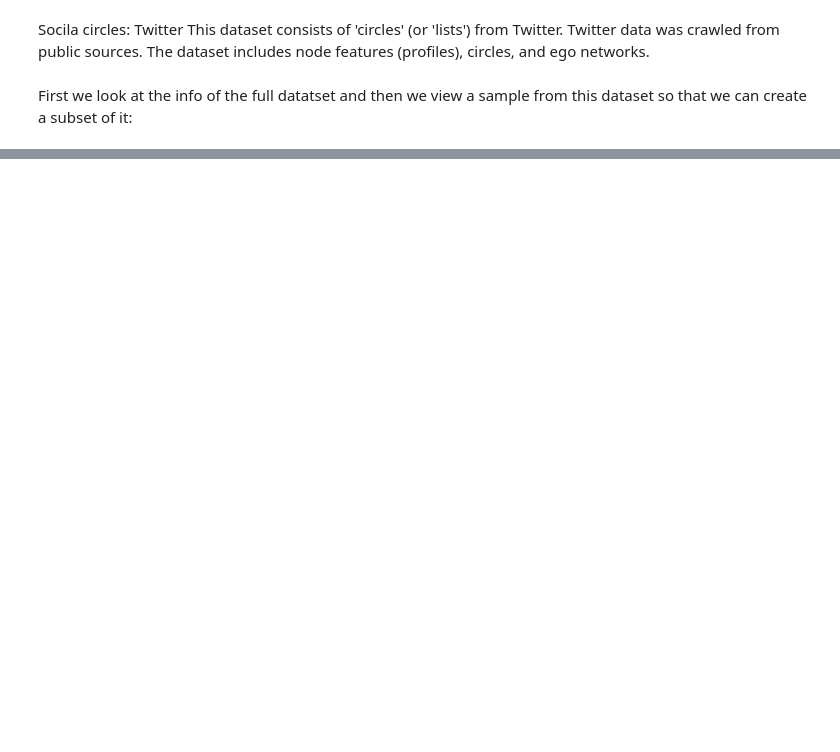
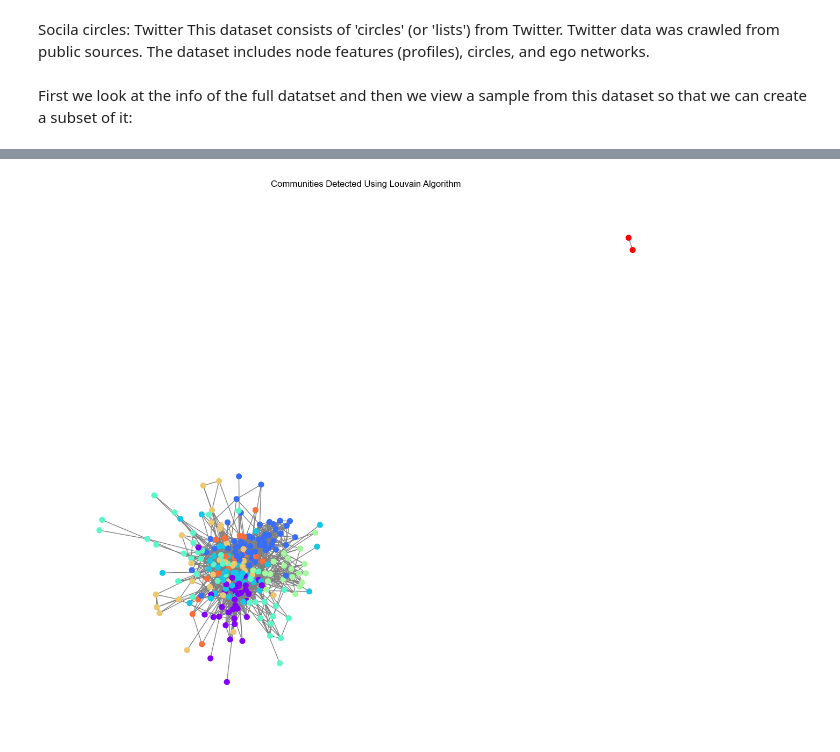
Before and after one commit to TiagoBarrosGarcia/ADC_Project_Group11, a Jupyter notebook: ego-Twitter_Grupo11.ipynb, the cells around one changed output, grey strips where cells are left out. Saved outputs shown, nothing was run; the diff lists cells and outputs as text; code cells hidden in the pictures; blank space fills up the shorter version.

```diff
--- a/ego-Twitter_Grupo11.ipynb
+++ b/ego-Twitter_Grupo11.ipynb
@@ -151,0 +208,98 @@ if __name__ == "__main__":
+# %%
+import networkx as nx
+from networkx.algorithms.community import louvain_communities
+import matplotlib.pyplot as plt
+import pandas as pd
+import matplotlib
+
+# Set a font that supports a wider range of Unicode characters
+matplotlib.rcParams.update({'font.family': 'sans-serif', 'font.sans-serif': ['Arial']})
+
+# Load feature names into a list
+featnames = []
+with open('twitter/12831.featnames', encoding='utf-8') as f:
+    featnames = [line.strip() for line in f]
+
+# Step 2: Run the Louvain Community Detection Algorithm
+# Parameters: weight='weight', resolution=1, threshold=1e-07, max_level=None
+communities = louvain_communities(subset_G, resolution=1, threshold=1e-07, seed=42)
+
+# Number of communities
+print(f"Total number of communities: {len(communities)}")
+
+# Size of each community
+community_sizes = [len(community) for community in communities]
+print("Sizes of communities:", community_sizes)
+
+# Assign default features to nodes missing them
+default_features = [0] * len(featnames)  # Adjust length based on your actual feature dimension
+for node in subset_G.nodes:
+    if 'features' not in subset_G.nodes[node]:
+        subset_G.nodes[node]['features'] = default_features
+
+# Map feature indices to feature names
+def get_feature_names(features):
+    return [featnames[i] for i, val in enumerate(features) if val == 1]
+
+# Step 3: Visualize the Communities
+def visualize_communities(graph, communities):
+    # Assign colors to nodes based on their community
+    community_map = {node: idx for idx, community in enumerate(communities) for node in community}
+    node_colors = [community_map[node] for node in graph.nodes()]
+
+    # Generate layout for better visualization
+    pos = nx.spring_layout(graph)
+
+    # Draw the graph
+    plt.figure(figsize=(12, 10))
+    nx.draw(
+        graph, pos,
+        node_color=node_colors,
+        with_labels=False,
+        cmap=plt.cm.rainbow,
+        node_size=50,
+        edge_color="gray"
+    )
+    plt.title("Communities Detected Using Louvain Algorithm")
+
+    # Save the plot
+    plt.savefig("louvain_communities.png", format="png", dpi=300)  # Save as PNG with high resolution
+    plt.show()
+
+# Call visualization
+visualize_communities(subset_G, communities)
+
+# Analyze and print community feature names
+for idx, community in enumerate(communities):
+    print(f"Community {idx}:")
+    for node in community:
+        if 'features' in subset_G.nodes[node]:
+            feature_names = get_feature_names(subset_G.nodes[node]['features'])
+            print(f"Node {node}: Features: {', '.join(feature_names)}")
+        else:
+            print(f"Node {node} has no features.")
+
+internal_edges = [subset_G.subgraph(community).number_of_edges() for community in communities]
+print("Number of internal edges in each community:", internal_edges)
+
+degree_centrality = nx.degree_centrality(subset_G)
+for idx, community in enumerate(communities):
+    centrality = {node: degree_centrality[node] for node in community}
+    sorted_centrality = sorted(centrality.items(), key=lambda item: item[1], reverse=True)
+    print(f"Top central nodes in Community {idx}:", sorted_centrality[:5])
+
+for idx, community in enumerate(communities):
+    print(f"Community {idx}:")
+    print(f"Size: {len(community)}")
+    print(f"Internal Edges: {internal_edges[idx]}")
+    print(f"Top central nodes: {sorted_centrality[:5]}")
+
+from itertools import combinations
+
+for idx_pair in combinations(range(len(communities)), 2):
+    community_1, community_2 = communities[idx_pair[0]], communities[idx_pair[1]]
+    common_nodes = set(community_1) & set(community_2)
+    print(f"Common nodes between Community {idx_pair[0]} and {idx_pair[1]}: {len(common_nodes)}")
+    print(f"Different features in Community {idx_pair[0]}:\n", get_feature_names(subset_G.nodes[next(iter(community_1))]['features']))
+    print(f"Different features in Community {idx_pair[1]}:\n", get_feature_names(subset_G.nodes[next(iter(community_2))]['features']))
+# %% [output]
@@ -151,0 +308 @@ if __name__ == "__main__":
+[figure, added]
```
Also changed, not shown: parts of 13 cells of this notebook.
